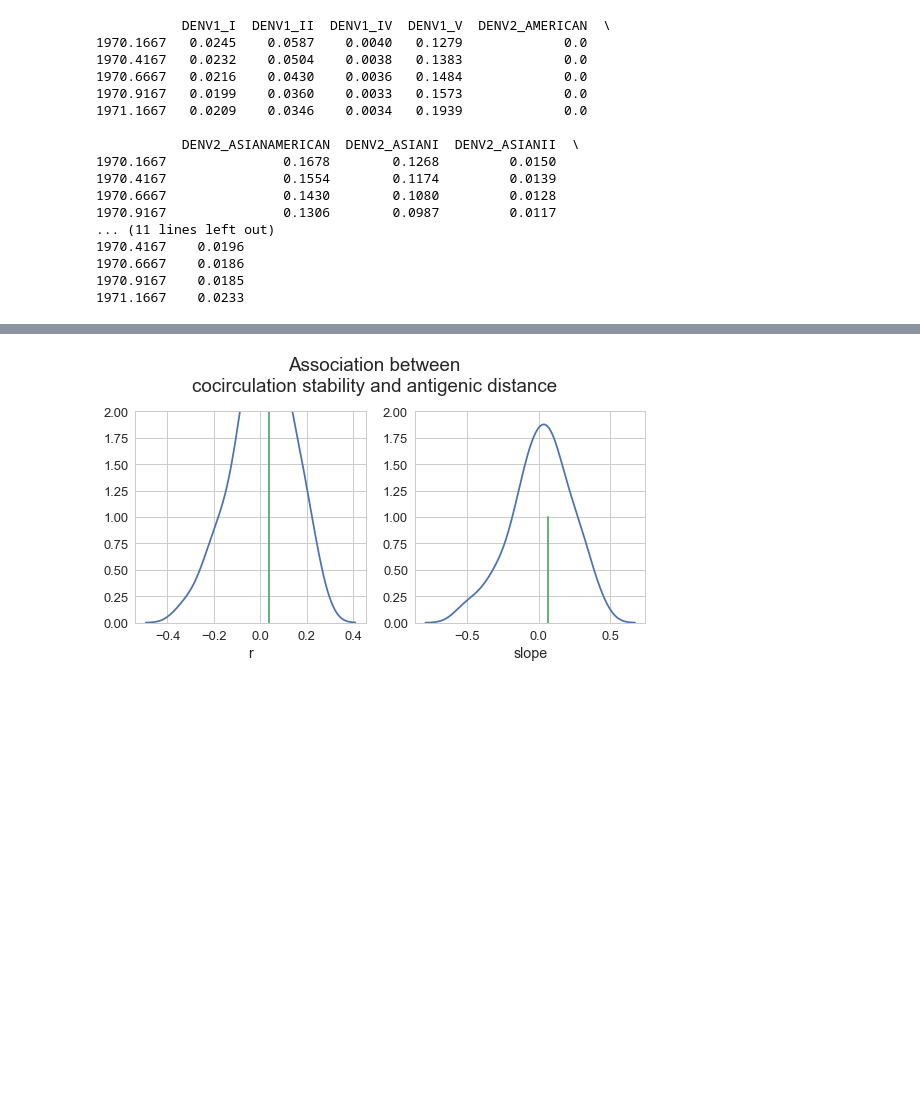
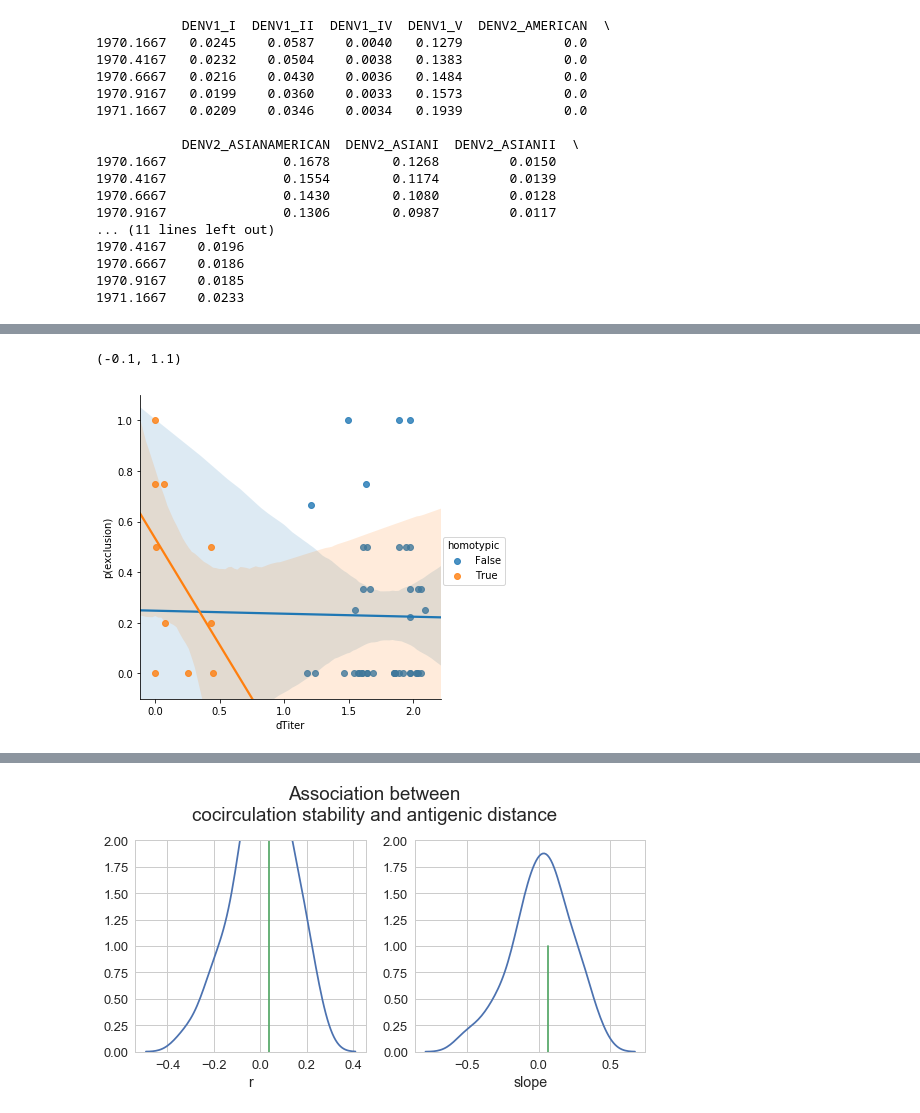
Before and after one commit to blab/dengue-antigenic-dynamics, a Jupyter notebook: scripts/frequencies/cocirculation-stability.ipynb, the cells around one changed output, grey strips where cells are left out. Drawn from its saved outputs; the diff is of its cells as text; code cells hidden in the pictures; blank space fills up the shorter version.

```diff
--- a/scripts/frequencies/cocirculation-stability.ipynb
+++ b/scripts/frequencies/cocirculation-stability.ipynb
@@ -142,0 +204,6 @@ plt.ylim(bottom=0)
+# %%
+sns.lmplot('dTiter', 'p(exclusion)', hue='homotypic', data=outcomes_df)
+plt.ylim(-.1, 1.1)
+# %% [output]
+(-0.1, 1.1)
+[figure, added]
```
Also changed, not shown: parts of 11 cells of this notebook.
